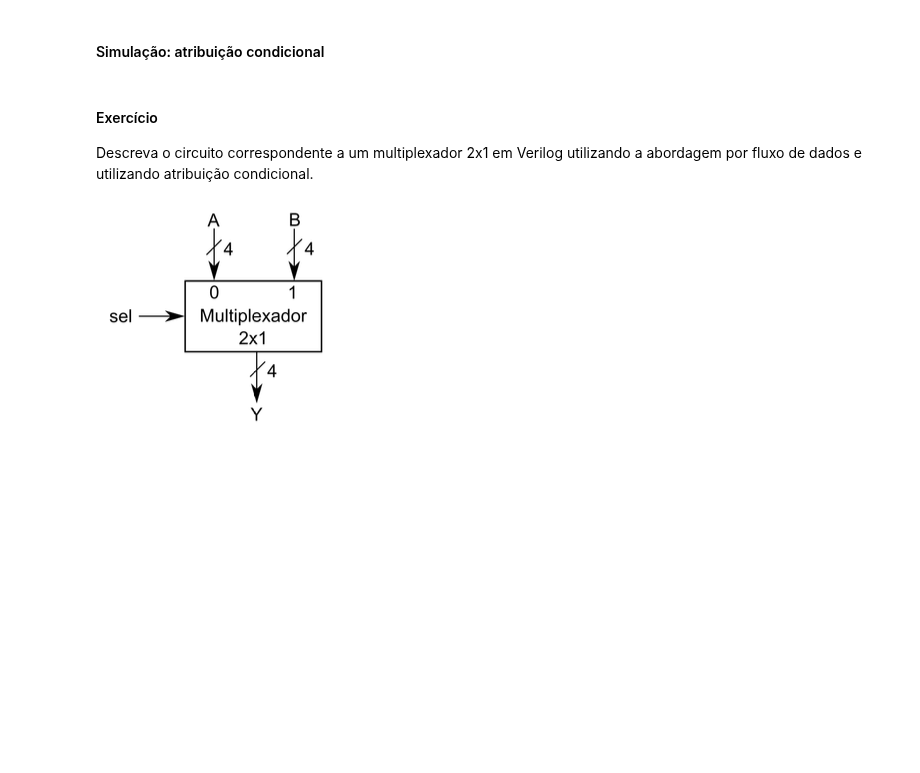
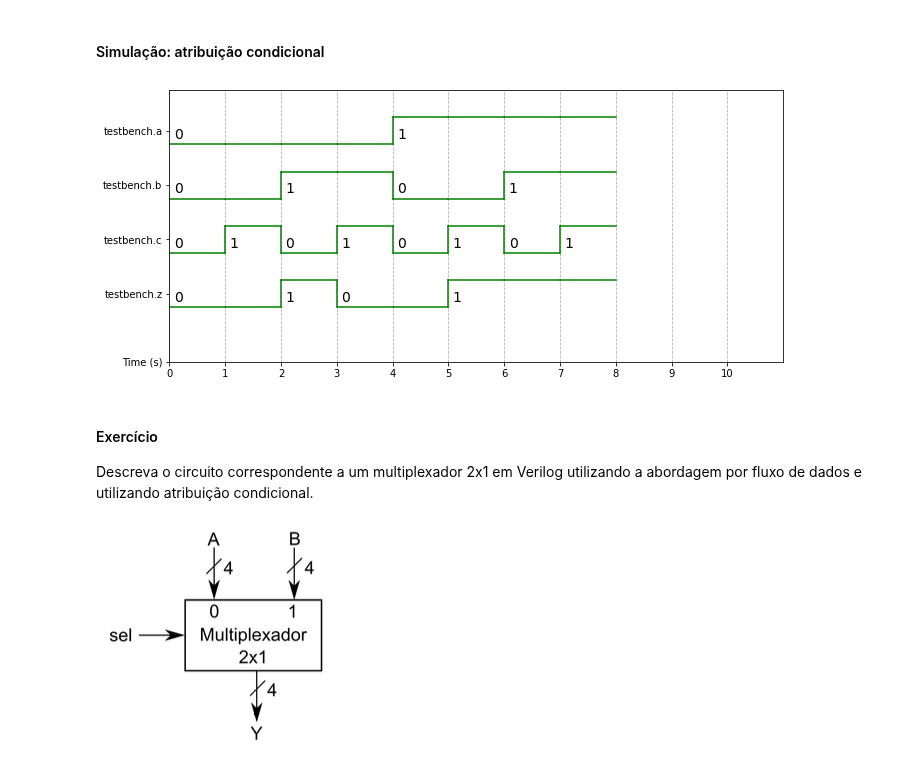
Before and after one commit to petrucior/verilog, a Jupyter notebook: verilog.ipynb, the cells around one changed output. Cells and saved outputs as stored; diff of their text form; code cells hidden in the pictures; blank space fills up the shorter version.

```diff
--- a/verilog.ipynb
+++ b/verilog.ipynb
@@ -1321,3 +1731,12 @@ vvp circuito
+# %%
+%%waveform circuito13.vcd
+
+sign_list = ['testbench.a','testbench.b', 'testbench.c', 'testbench.z']
+time_begin = 0
+time_end = 10
+base = 'bin' # bin, dec, dec2, hex, octal
+# %% [output]
+[figure, added]
 # %% [markdown]
 #### Exercício
 Descreva o circuito correspondente a um multiplexador 2x1 em Verilog utilizando a abordagem por fluxo de dados e utilizando atribuição condicional.
```
Also changed, not shown: parts of 58 cells of this notebook.
